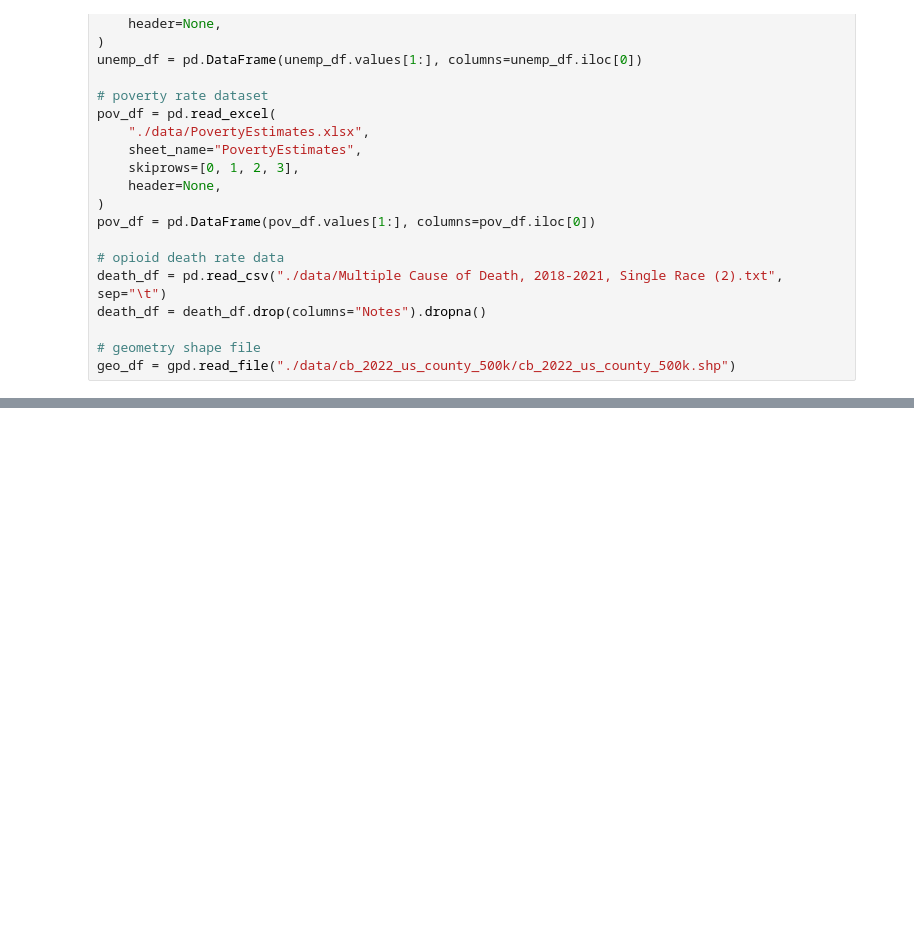
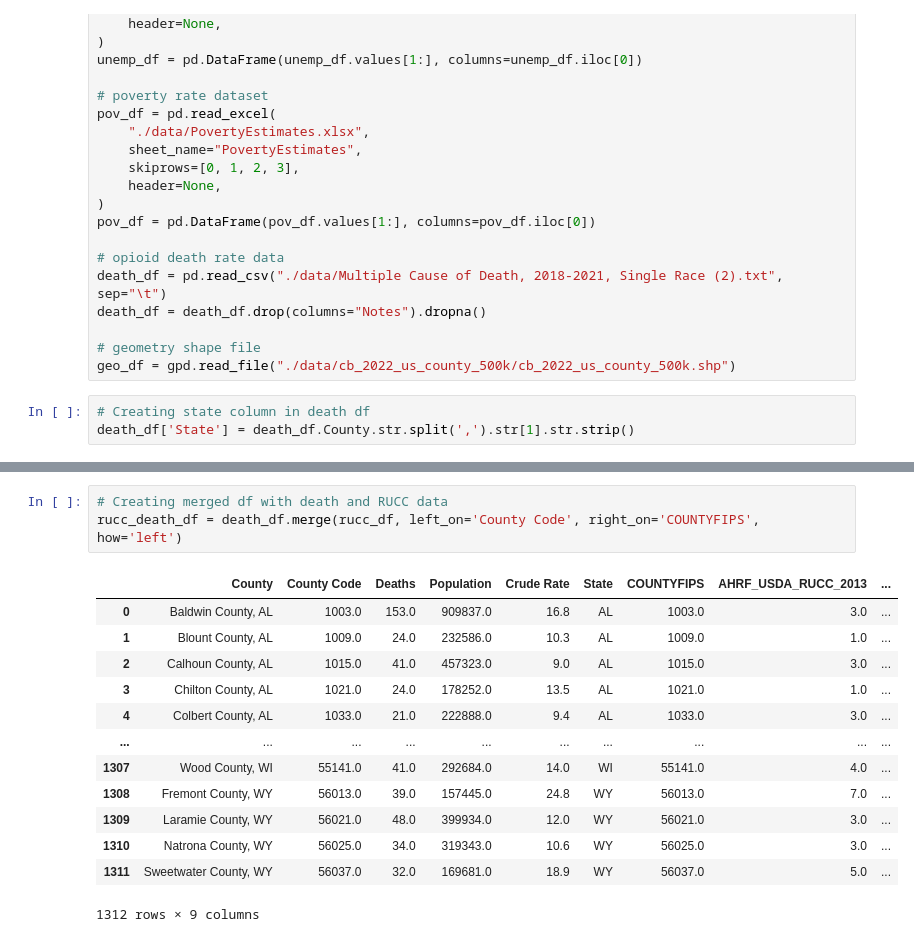
Before and after one commit to Ludougan123234/624-project, a Jupyter notebook: exp_opioid collaborate.ipynb, the cells around one changed output, grey strips where cells are left out. Cells and saved outputs as stored; diff of their text form; blank space fills up the shorter version.

```diff
--- a/exp_opioid collaborate.ipynb
+++ b/exp_opioid collaborate.ipynb
@@ -36,3 +37,6 @@ death_df = death_df.drop(columns="Notes").dropna()
 
 # geometry shape file
 geo_df = gpd.read_file("./data/cb_2022_us_county_500k/cb_2022_us_county_500k.shp")
+# %%
+# Creating state column in death df
+death_df['State'] = death_df.County.str.split(',').str[1].str.strip()
@@ -38,0 +126,17 @@ geo_df = gpd.read_file("./data/cb_2022_us_county_500k/cb_2022_us_county_500k.shp
+# %%
+# Creating merged df with death and RUCC data
+rucc_death_df = death_df.merge(rucc_df, left_on='County Code', right_on='COUNTYFIPS', how='left')
+# %% [output]
+|  | County | County Code | Deaths | Population | Crude Rate | State | COUNTYFIPS | AHRF_USDA_RUCC_2013 | ... |
+| 0 | Baldwin County, AL | 1003.0 | 153.0 | 909837.0 | 16.8 | AL | 1003.0 | 3.0 | ... |
+| 1 | Blount County, AL | 1009.0 | 24.0 | 232586.0 | 10.3 | AL | 1009.0 | 1.0 | ... |
+| 2 | Calhoun County, AL | 1015.0 | 41.0 | 457323.0 | 9.0 | AL | 1015.0 | 3.0 | ... |
+| 3 | Chilton County, AL | 1021.0 | 24.0 | 178252.0 | 13.5 | AL | 1021.0 | 1.0 | ... |
+| 4 | Colbert County, AL | 1033.0 | 21.0 | 222888.0 | 9.4 | AL | 1033.0 | 3.0 | ... |
+| ... | ... | ... | ... | ... | ... | ... | ... | ... | ... |
+| 1307 | Wood County, WI | 55141.0 | 41.0 | 292684.0 | 14.0 | WI | 55141.0 | 4.0 | ... |
+| 1308 | Fremont County, WY | 56013.0 | 39.0 | 157445.0 | 24.8 | WY | 56013.0 | 7.0 | ... |
+| 1309 | Laramie County, WY | 56021.0 | 48.0 | 399934.0 | 12.0 | WY | 56021.0 | 3.0 | ... |
+| 1310 | Natrona County, WY | 56025.0 | 34.0 | 319343.0 | 10.6 | WY | 56025.0 | 3.0 | ... |
+| 1311 | Sweetwater County, WY | 56037.0 | 32.0 | 169681.0 | 18.9 | WY | 56037.0 | 5.0 | ... |
+1312 rows × 9 columns
```
Also changed, not shown: parts of 8 cells of this notebook.
